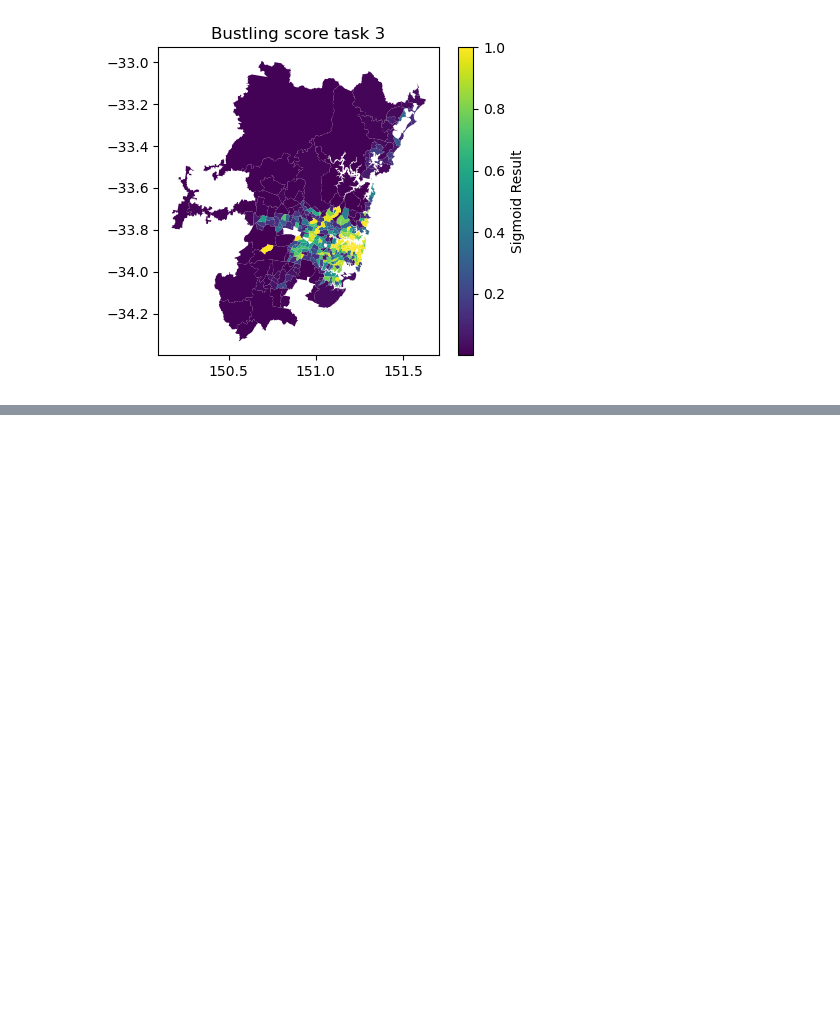
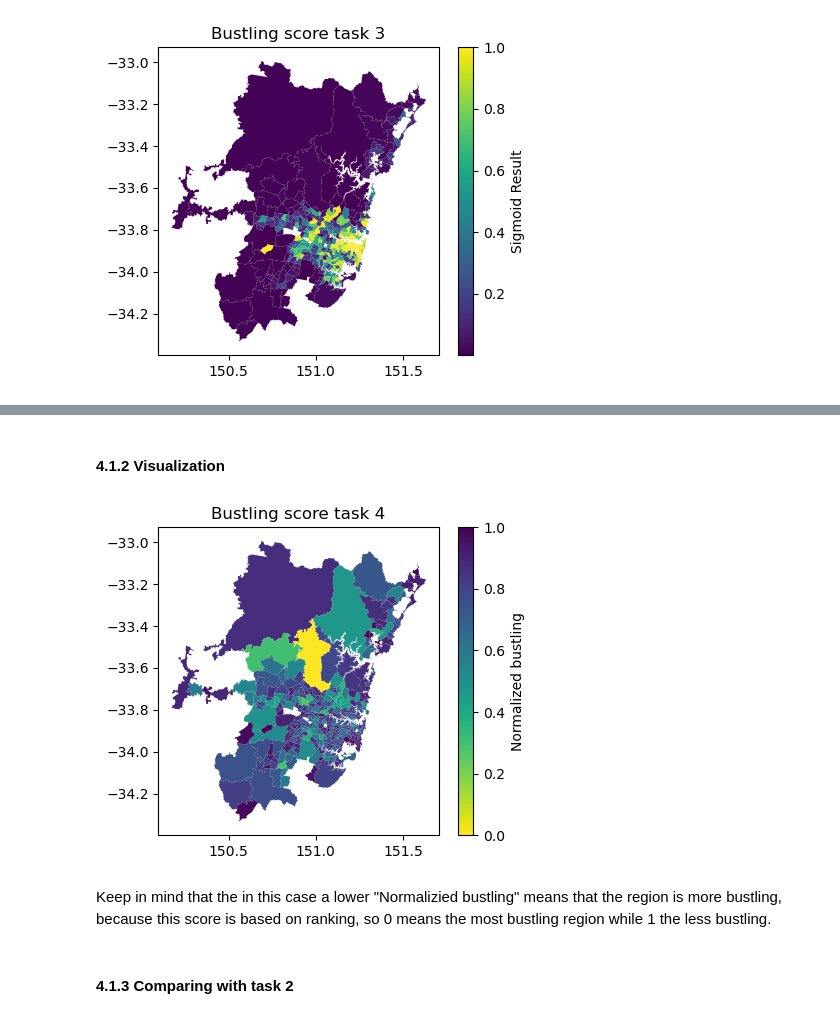
Before and after one commit to MichelangeloNardi/DATA2901--2024S1, a Jupyter notebook: DATA2901 Assignment - Final report.ipynb, the cells around one changed output, grey strips where cells are left out. Saved outputs shown, nothing was run; the diff lists cells and outputs as text; code cells hidden in the pictures; blank space fills up the shorter version.

```diff
--- a/DATA2901 Assignment - Final report.ipynb
+++ b/DATA2901 Assignment - Final report.ipynb
@@ -2163,0 +2325,4 @@ plt.show()
+# %%
+# push to SQL
+task4 = gpd.read_postgis('''select normalized_bustling_score,geom from task_4_result''', conn, crs=4326)
+task4.info()
@@ -2163,0 +2339,13 @@ plt.show()
+# %% [markdown]
+#### 4.1.2 Visualization
+# %%
+ax = task4.plot(column='normalized_bustling_score', figsize=(5, 4), cmap='viridis_r', legend=False)
+plt.colorbar(ax.collections[0], ax=ax, orientation='vertical', label='Normalized bustling')
+plt.title("Bustling score task 4")
+plt.show()
+# %% [output]
+[figure, added]
+# %% [markdown]
+Keep in mind that the in this case a lower "Normalizied bustling" means that the region is more bustling, because this score is based on ranking, so 0 means the most bustling region while 1 the less bustling.
+# %% [markdown]
+#### 4.1.3 Comparing with task 2
```
Also changed, not shown: parts of 33 cells of this notebook.
